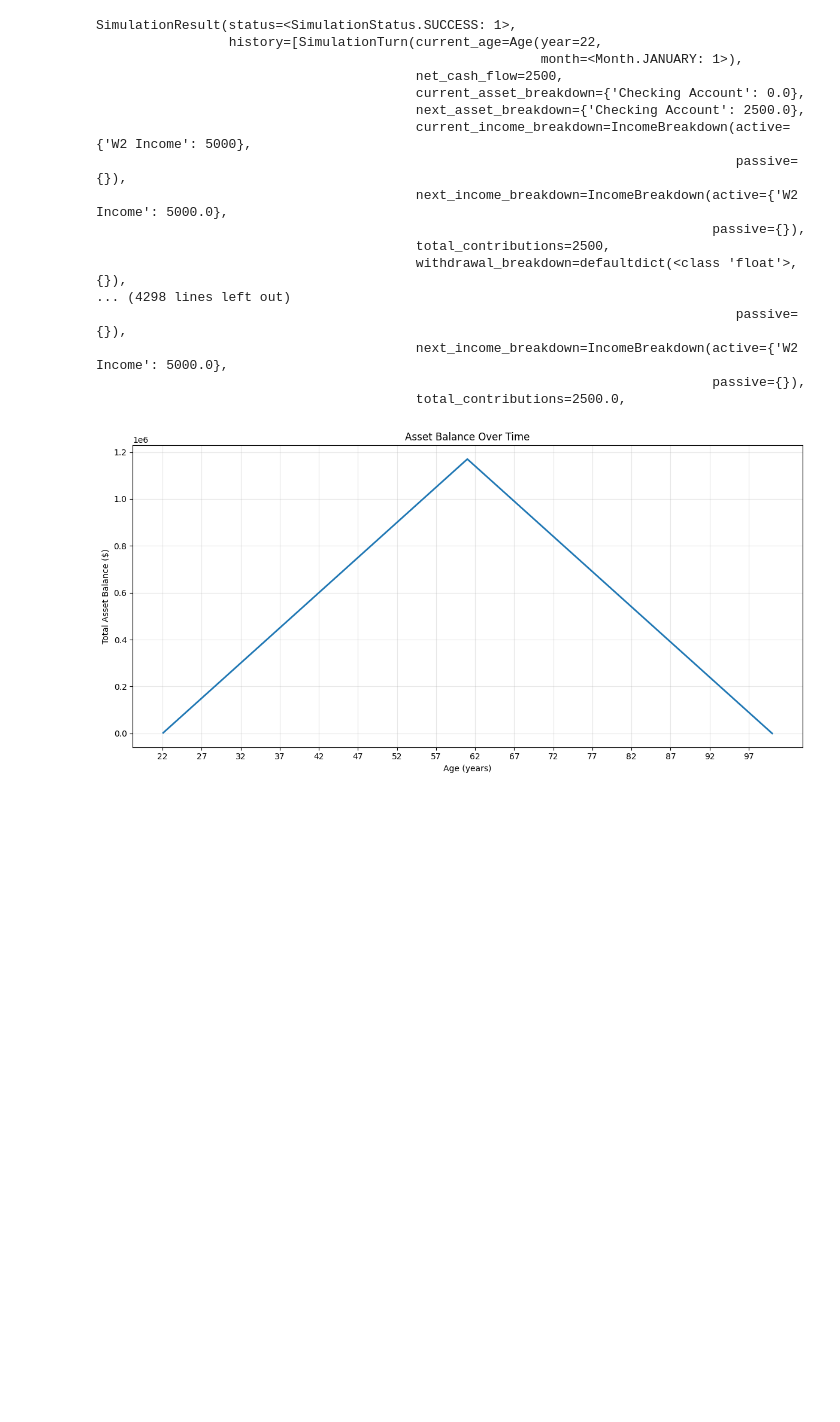
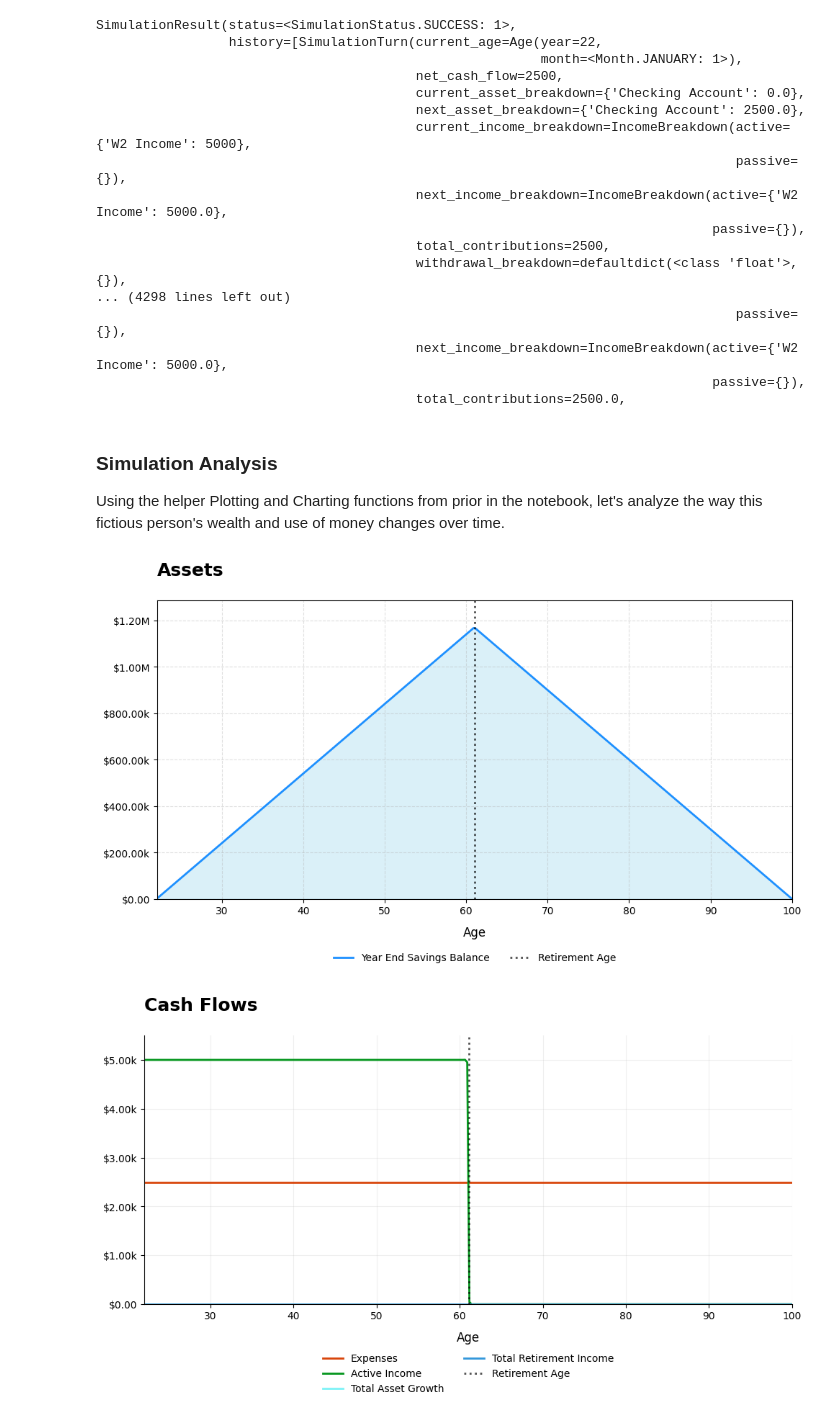
Before and after one commit to samrom3/fitinera-nb-examples, a Jupyter notebook: notebooks/simple_walkthrough.ipynb, the cells around one changed output. Cells and saved outputs as stored; diff of their text form; code cells hidden in the pictures; blank space fills up the shorter version.

```diff
--- a/notebooks/simple_walkthrough.ipynb
+++ b/notebooks/simple_walkthrough.ipynb
@@ -87,28 +86,14 @@ SimulationResult(status=<SimulationStatus.SUCCESS: 1>,
                                          next_income_breakdown=IncomeBreakdown(active={'W2 Income': 5000.0},
                                                                                passive={}),
                                          total_contributions=2500.0,
-# %%
-# Extract ages and total asset balances from results
-ages = []
-balances = []
-for turn in results.history:
-    flattened_turn_age = turn.current_age.year + turn.current_age.month / 12
-    ages.append(flattened_turn_age)
-    turn_balance = sum([turn.next_asset_breakdown[asset_class] for asset_class in turn.next_asset_breakdown])
-    balances.append(turn_balance)
-
-# Create the plot
-plt.figure(figsize=(12, 6))
-plt.plot(ages, balances, linewidth=2)
-plt.xlabel('Age (years)')
-plt.ylabel('Total Asset Balance ($)')
-plt.title('Asset Balance Over Time')
-plt.grid(True, alpha=0.3)
-
-# Set x-axis ticks at year marks only
-plt.xticks(range(int(min(ages)), int(max(ages)) + 1, 5))
-
-plt.tight_layout()
-plt.show()
-# %% [output]
-[figure, removed]
+# %% [markdown]
+### Simulation Analysis
+
+Using the helper Plotting and Charting functions from prior in the notebook, let's analyze the way this fictious person's wealth and use of money changes over time.
+# %%
+chart_helper = Charting(results)
+chart_helper.plot_retirement_assets()
+chart_helper.plot_cash_flows()
+# %% [output]
+[figure, added]
+[figure, added]
```
Also changed, not shown: parts of 1 cell of this notebook, 6 other files.
